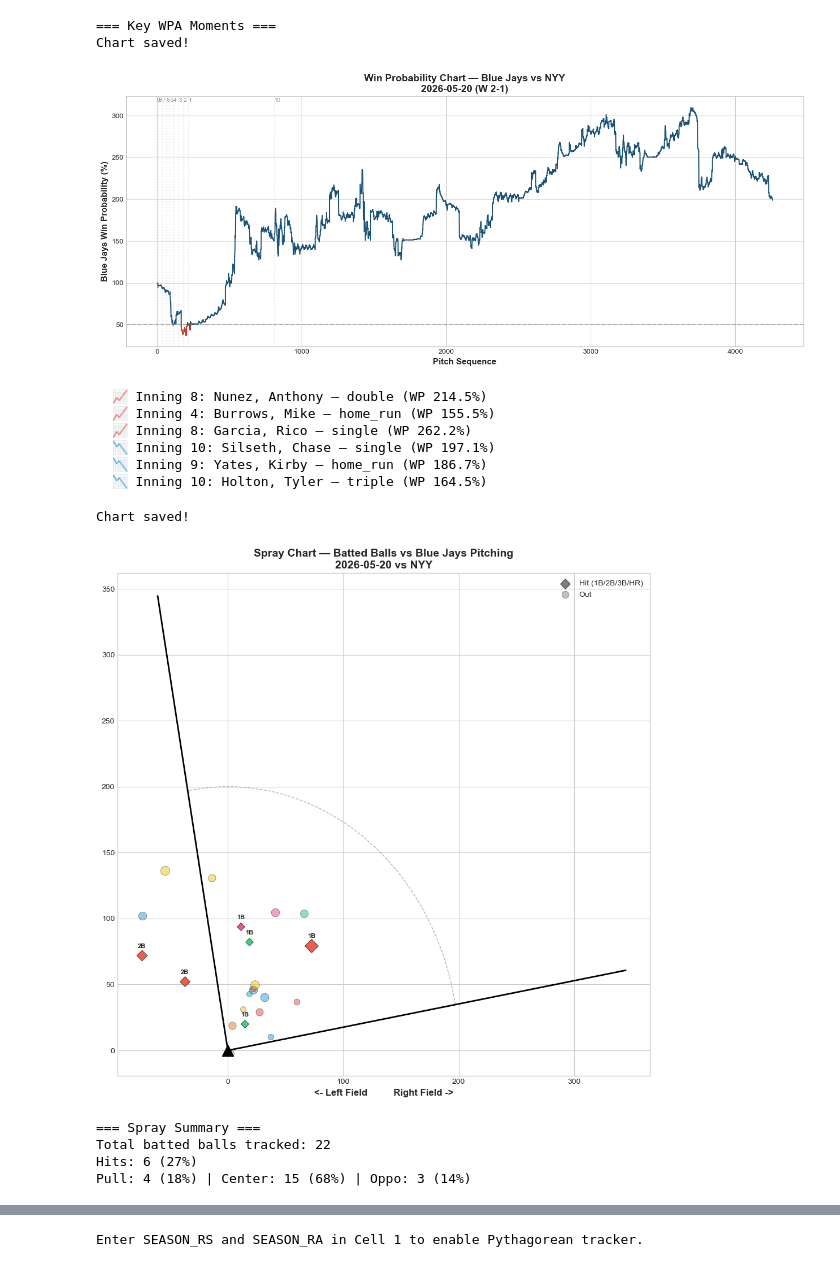
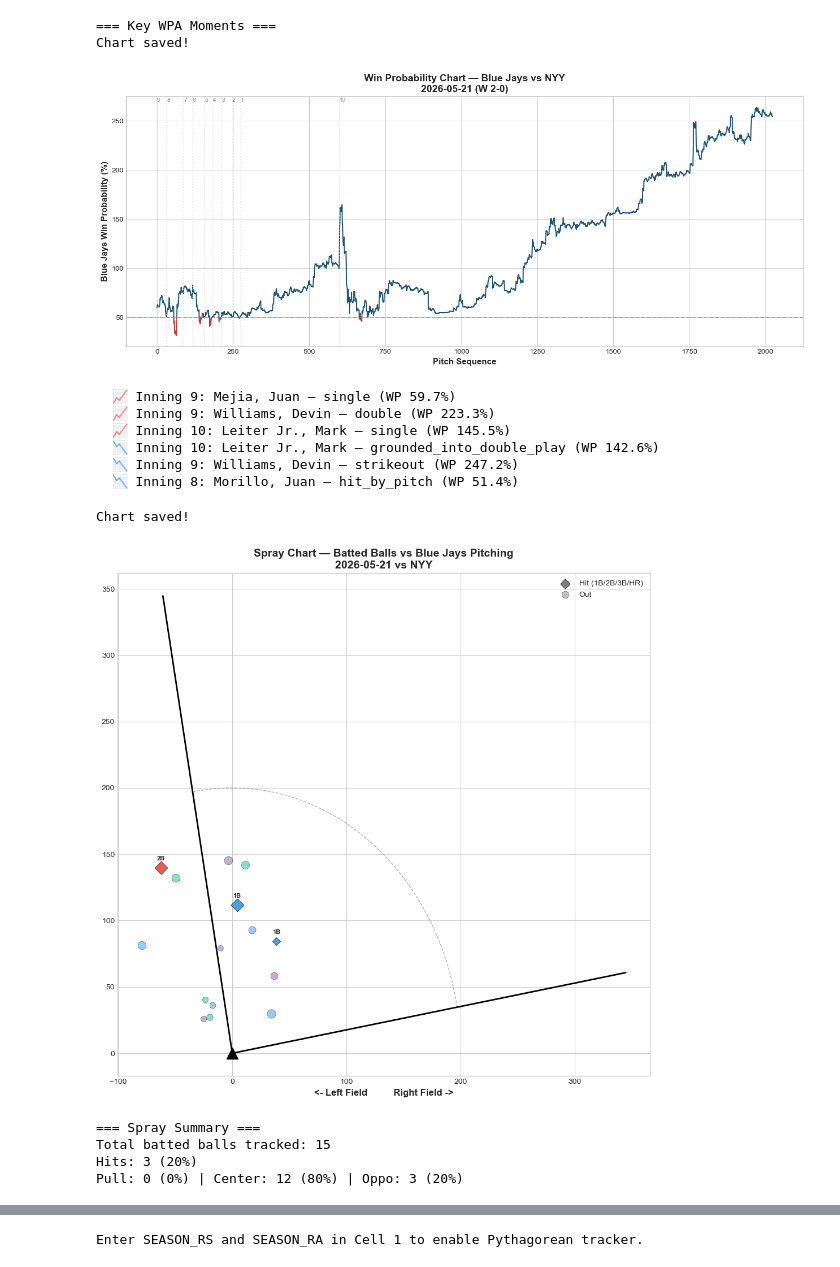
Before and after one commit to seongji-park/bluejays-daily-reports, a Jupyter notebook: notebooks/game_report_template.ipynb, the cells around one changed output, grey strips where cells are left out. Drawn from its saved outputs; the diff is of its cells as text; code cells hidden in the pictures.

Commit message:
Game report v2.1: 2026-05-21 TOR @ NYY (W 2-0, bullpen shutout, Fisher opener 4K, Miles 63P 6K)

```diff
--- a/notebooks/game_report_template.ipynb
+++ b/notebooks/game_report_template.ipynb
@@ -11,15 +11,15 @@ warnings.filterwarnings('ignore')
 
 plt.style.use('seaborn-v0_8-whitegrid')
 
-GAME_DATE = '2026-05-20'
+GAME_DATE = '2026-05-21'
 OPPONENT = 'NYY'
-RESULT = 'W 2-1'
-STARTER_NAME = 'Yesavage, Trey'
+RESULT = 'W 2-0'
+STARTER_NAME = 'Fisher, Braydon'
 HOME_AWAY = 'AWAY'
 
-SPOTLIGHT_PITCHER = None
+SPOTLIGHT_PITCHER = 'Miles, Spencer'
 
-SEASON_W = 22
+SEASON_W = 23
 SEASON_L = 26
 SEASON_RS = 0
 SEASON_RA = 0
@@ -736,13 +735,13 @@ else:
 # %% [output]
 === Key WPA Moments ===
 Chart saved!
-[figure, old version]
+[figure, new version]
-  📈 Inning 8: Nunez, Anthony — double (WP 214.5%)
-  📈 Inning 4: Burrows, Mike — home_run (WP 155.5%)
-  📈 Inning 8: Garcia, Rico — single (WP 262.2%)
-  📉 Inning 10: Silseth, Chase — single (WP 197.1%)
-  📉 Inning 9: Yates, Kirby — home_run (WP 186.7%)
-  📉 Inning 10: Holton, Tyler — triple (WP 164.5%)
+  📈 Inning 9: Mejia, Juan — single (WP 59.7%)
+  📈 Inning 9: Williams, Devin — double (WP 223.3%)
+  📈 Inning 10: Leiter Jr., Mark — single (WP 145.5%)
+  📉 Inning 10: Leiter Jr., Mark — grounded_into_double_play (WP 142.6%)
+  📉 Inning 9: Williams, Devin — strikeout (WP 247.2%)
+  📉 Inning 8: Morillo, Juan — hit_by_pitch (WP 51.4%)
 # %%
 spray_data = jays_pitchers.dropna(subset=['hc_x', 'hc_y']).copy()
 
@@ -772,7 +771,8 @@ if len(spray_data) > 0:
         if pt == '':
             continue
 
-        size = max(50, min(200, (ev - 60) * 3))
+        ev_val = ev if pd.notna(ev) else 0
+        size = max(50, min(200, (ev_val - 60) * 3))
 
         if event in ['single', 'double', 'triple', 'home_run']:
             marker = 'D'
@@ -791,38 +791,38 @@ if len(spray_data) > 0:
                        xytext=(0, 8), textcoords='offset points')
 
     hit_marker = ax.scatter([], [], color='gray', marker='D', s=80, edgecolors='black', linewidth=0.5, label='Hit (1B/2B/3B/HR)')
     out_marker = ax.scatter([], [], color='gray', marker='o', s=80, alpha=0.5, edgecolors='black', linewidth=0.5, label='Out')
     ax.legend(fontsize=10, loc='upper right')
 
     ax.set_xlabel('<- Left Field          Right Field ->', fontsize=12, fontweight='bold')
     ax.set_title('Spray Chart — Batted Balls vs Blue Jays Pitching\n' + GAME_DATE + ' vs ' + OPPONENT,
                 fontsize=14, fontweight='bold')
     plt.tight_layout()
     plt.savefig('../visualizations/spray_' + GAME_DATE + '.png', dpi=150, bbox_inches='tight')
     print("Chart saved!")
     plt.show()
 
     total_bip = len(spray_data)
     hits_list = spray_data[spray_data['events'].isin(['single', 'double', 'triple', 'home_run'])]
     hit_pct = round(len(hits_list) / total_bip * 100) if total_bip > 0 else 0
 
     pull = spray_data[(spray_data['spray_x'] > 40)]
     center = spray_data[(spray_data['spray_x'] >= -40) & (spray_data['spray_x'] <= 40)]
     oppo = spray_data[(spray_data['spray_x'] < -40)]
 
     print("\n=== Spray Summary ===")
     print("Total batted balls tracked: " + str(total_bip))
     print("Hits: " + str(len(hits_list)) + " (" + str(hit_pct) + "%)")
     print("Pull: " + str(len(pull)) + " (" + str(round(len(pull)/total_bip*100)) + "%) | Center: " + str(len(center)) + " (" + str(round(len(center)/total_bip*100)) + "%) | Oppo: " + str(len(oppo)) + " (" + str(round(len(oppo)/total_bip*100)) + "%)")
 else:
     print("No spray chart data available.")
 # %% [output]
 Chart saved!
-[figure, old version]
+[figure, new version]
 === Spray Summary ===
-Total batted balls tracked: 22
-Hits: 6 (27%)
-Pull: 4 (18%) | Center: 15 (68%) | Oppo: 3 (14%)
+Total batted balls tracked: 15
+Hits: 3 (20%)
+Pull: 0 (0%) | Center: 12 (80%) | Oppo: 3 (20%)
 # %%
 print("\n=== " + STARTER_NAME + " — Pitch Run Value by Inning ===")
 
```
Also changed, not shown: parts of 19 cells of this notebook, 13 other files.
